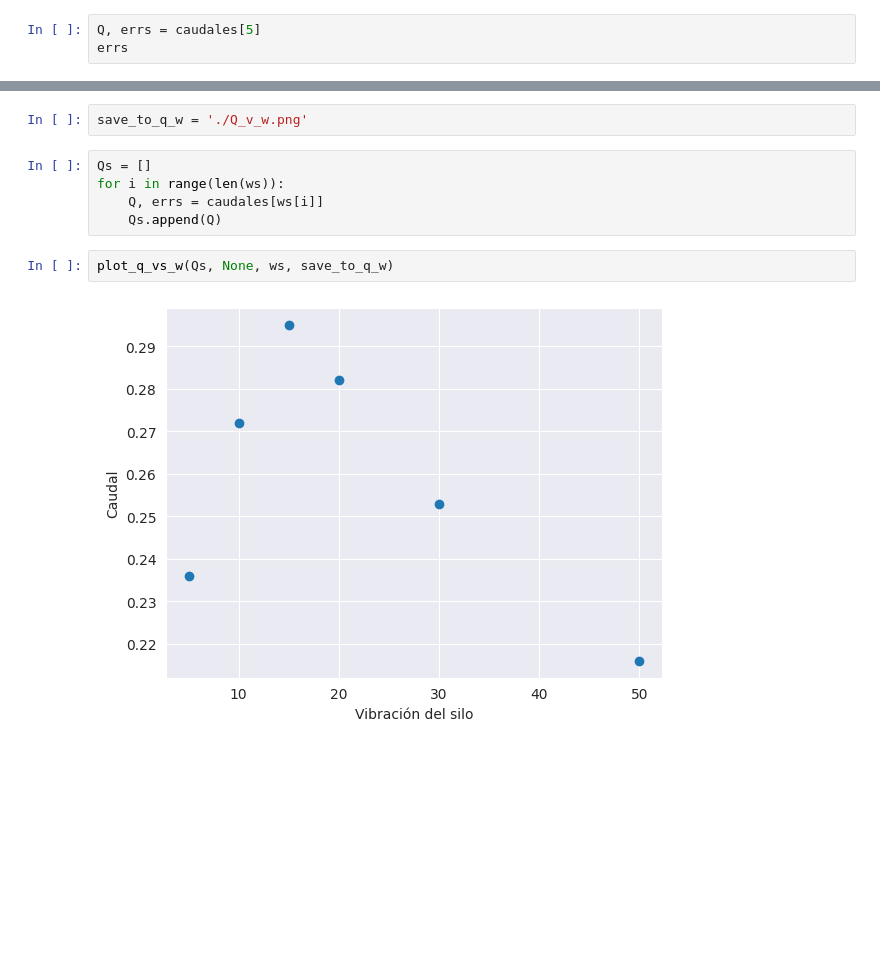
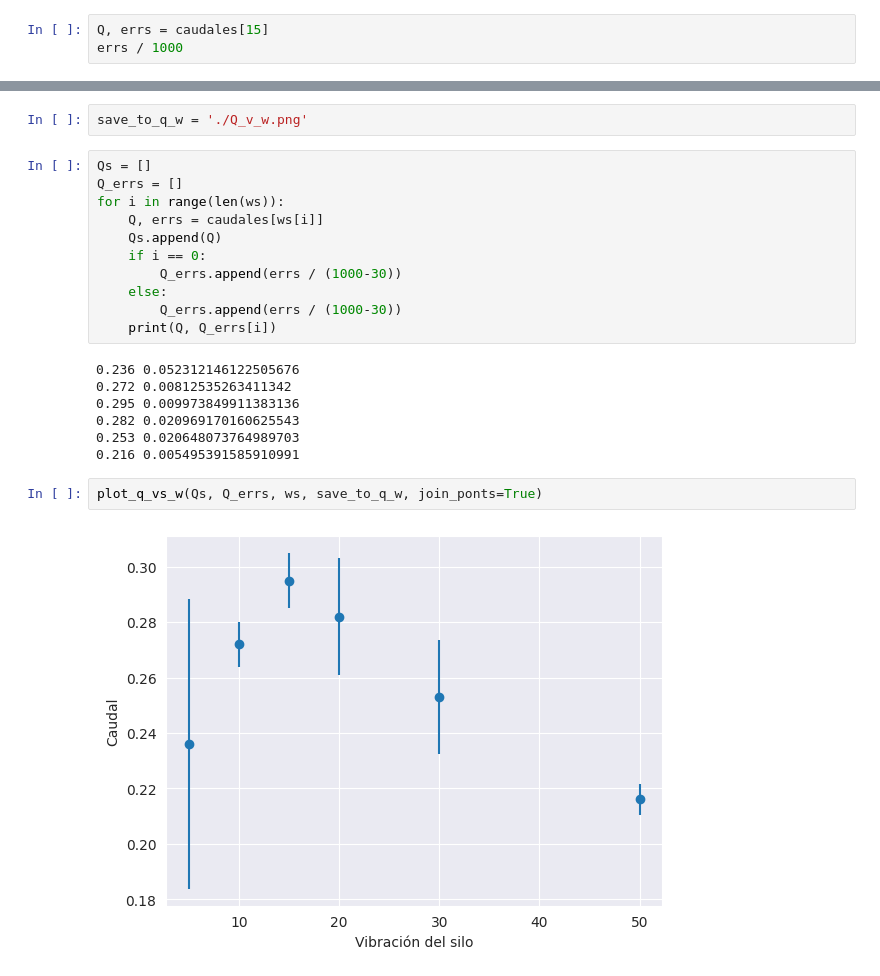
Before and after one commit to mricarte-i/2023Q2G01, a Jupyter notebook: TP5/plotters/unloading_curve.ipynb, the cells around one changed output, grey strips where cells are left out. Drawn from its saved outputs; the diff is of its cells as text; blank space fills up the shorter version.

Commit message:
feat: add errorbars to unloading_curve

```diff
--- a/TP5/plotters/unloading_curve.ipynb
+++ b/TP5/plotters/unloading_curve.ipynb
@@ -53,6 +53,6 @@ caudales = plot_exiting_particles_vs_t_for_multiple_ws(timestamps, t_ests, ws, c
 0.216 0.216
 [figure]
 # %%
-Q, errs = caudales[5]
-errs
+Q, errs = caudales[15]
+errs / 1000
 # %% [output]
@@ -63,10 +63,23 @@ from plotters import plot_q_vs_w
 save_to_q_w = './Q_v_w.png'
 # %%
 Qs = []
+Q_errs = []
 for i in range(len(ws)):
     Q, errs = caudales[ws[i]]
     Qs.append(Q)
+    if i == 0:
+        Q_errs.append(errs / (1000-30))
+    else:
+        Q_errs.append(errs / (1000-30))
+    print(Q, Q_errs[i])
+# %% [output]
+0.236 0.052312146122505676
+0.272 0.00812535263411342
+0.295 0.009973849911383136
+0.282 0.020969170160625543
+0.253 0.020648073764989703
+0.216 0.005495391585910991
 # %%
-plot_q_vs_w(Qs, None, ws, save_to_q_w)
+plot_q_vs_w(Qs, Q_errs, ws, save_to_q_w, join_ponts=True)
 # %% [output]
-[figure, old version]
+[figure, new version]
```
Also changed, not shown: parts of 1 cell of this notebook, 1 other file.
